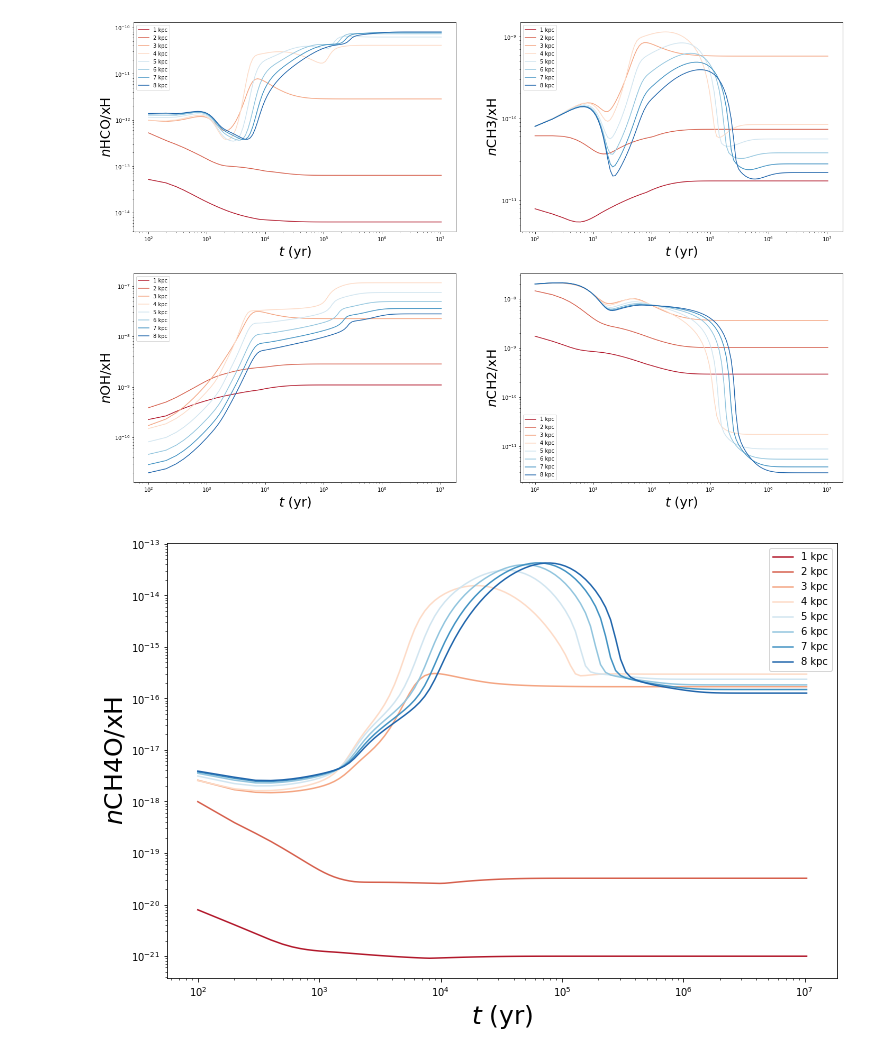
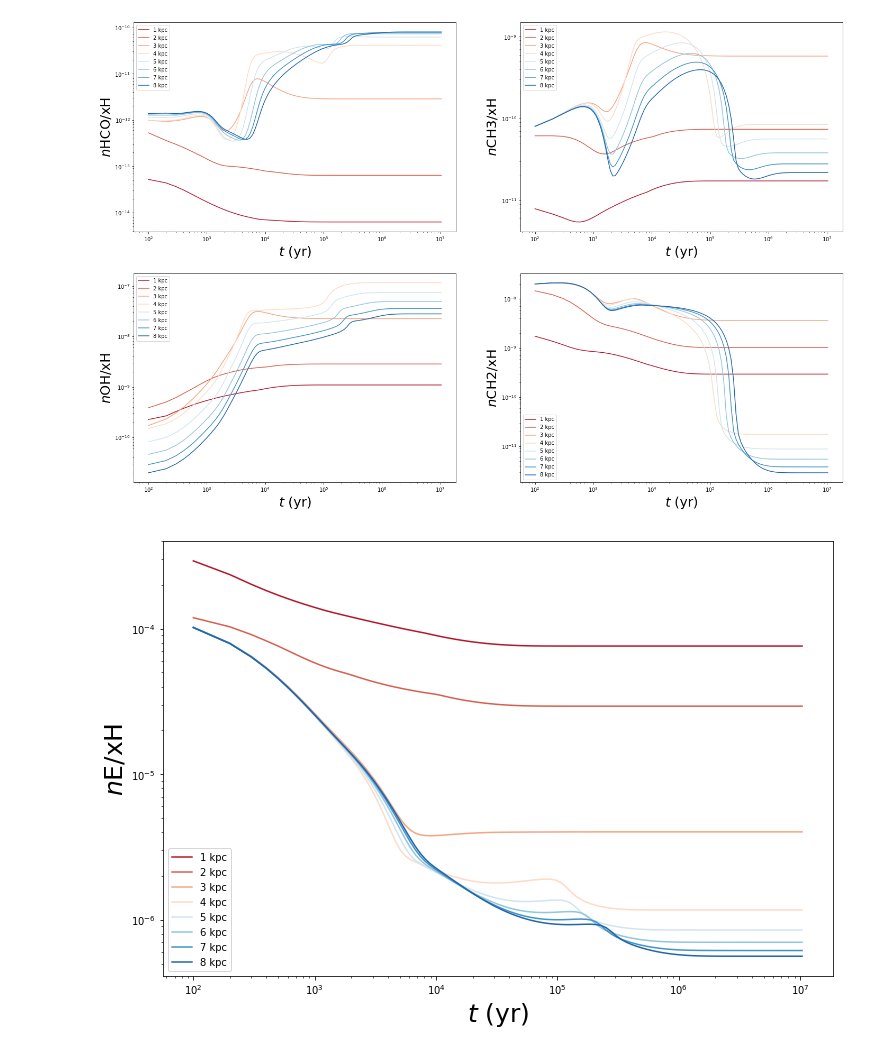
Before and after one commit to slowdivePTG/X-ray-chemistry, a Jupyter notebook: KROME/AGN/AGN.ipynb, the cells around one changed output. Drawn from its saved outputs; the diff is of its cells as text; code cells hidden in the pictures.

```diff
--- a/KROME/AGN/AGN.ipynb
+++ b/KROME/AGN/AGN.ipynb
@@ -74,6 +74,6 @@ plot_all('CH2')
 [figure]
 # %%
 plt.figure(1, figsize = (12,8))
-plot_all('CH4O')
+plot_all('E')
 # %% [output]
-[figure, old version]
+[figure, new version]
```
Also changed, not shown: 39 other files.
